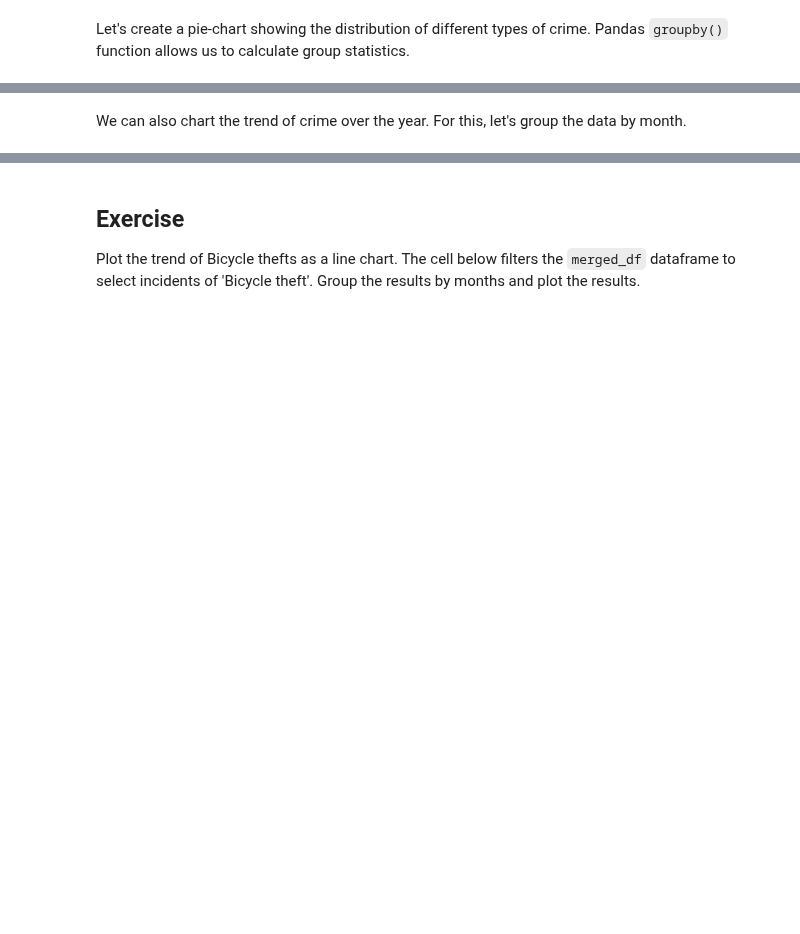
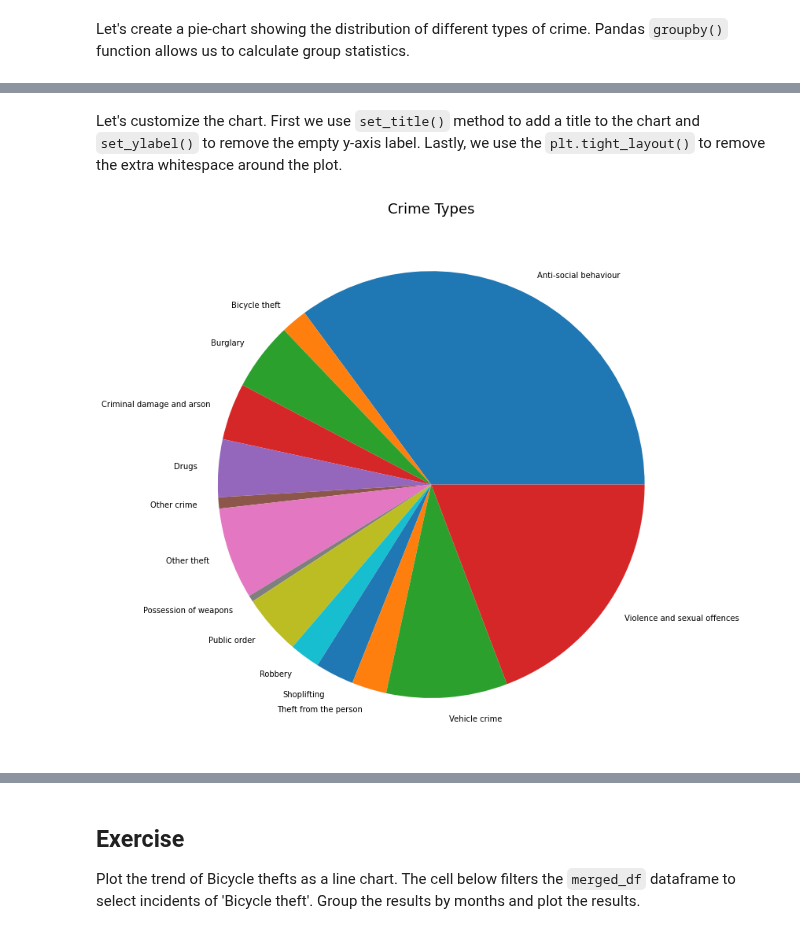
Before and after one commit to spatialthoughts/courses, a Jupyter notebook: code/python_dataviz/02_creating_charts.ipynb, the cells around one changed output, grey strips where cells are left out. Saved outputs shown, nothing was run; the diff lists cells and outputs as text; code cells hidden in the pictures; blank space fills up the shorter version.

```diff
--- a/code/python_dataviz/02_creating_charts.ipynb
+++ b/code/python_dataviz/02_creating_charts.ipynb
@@ -50,10 +118,15 @@ plt.show()
+# %% [markdown]
+Let's customize the chart. First we use `set_title()` method to add a title to the chart and `set_ylabel()` to remove the empty y-axis label. Lastly, we use the `plt.tight_layout()` to remove the extra whitespace around the plot.
 # %%
 fig, ax = plt.subplots(1, 1)
-fig.set_size_inches(15,7)
-type_counts.plot(kind='pie', ax=ax, wedgeprops={'linewidth': 1.0, 'edgecolor': 'white'}, label='')
+fig.set_size_inches(15,10)
+
+type_counts.plot(kind='pie', ax=ax)
+
+ax.set_title('Crime Types', fontsize = 18)
+ax.set_ylabel('')
+
 plt.tight_layout()
-plt.title('Crime Types', fontsize = 18)
-
 plt.show()
+# %% [output]
+[figure, added]
-# %% [markdown]
-We can also chart the trend of crime over the year. For this, let's group the data by month.
```
Also changed, not shown: parts of 24 cells of this notebook.
